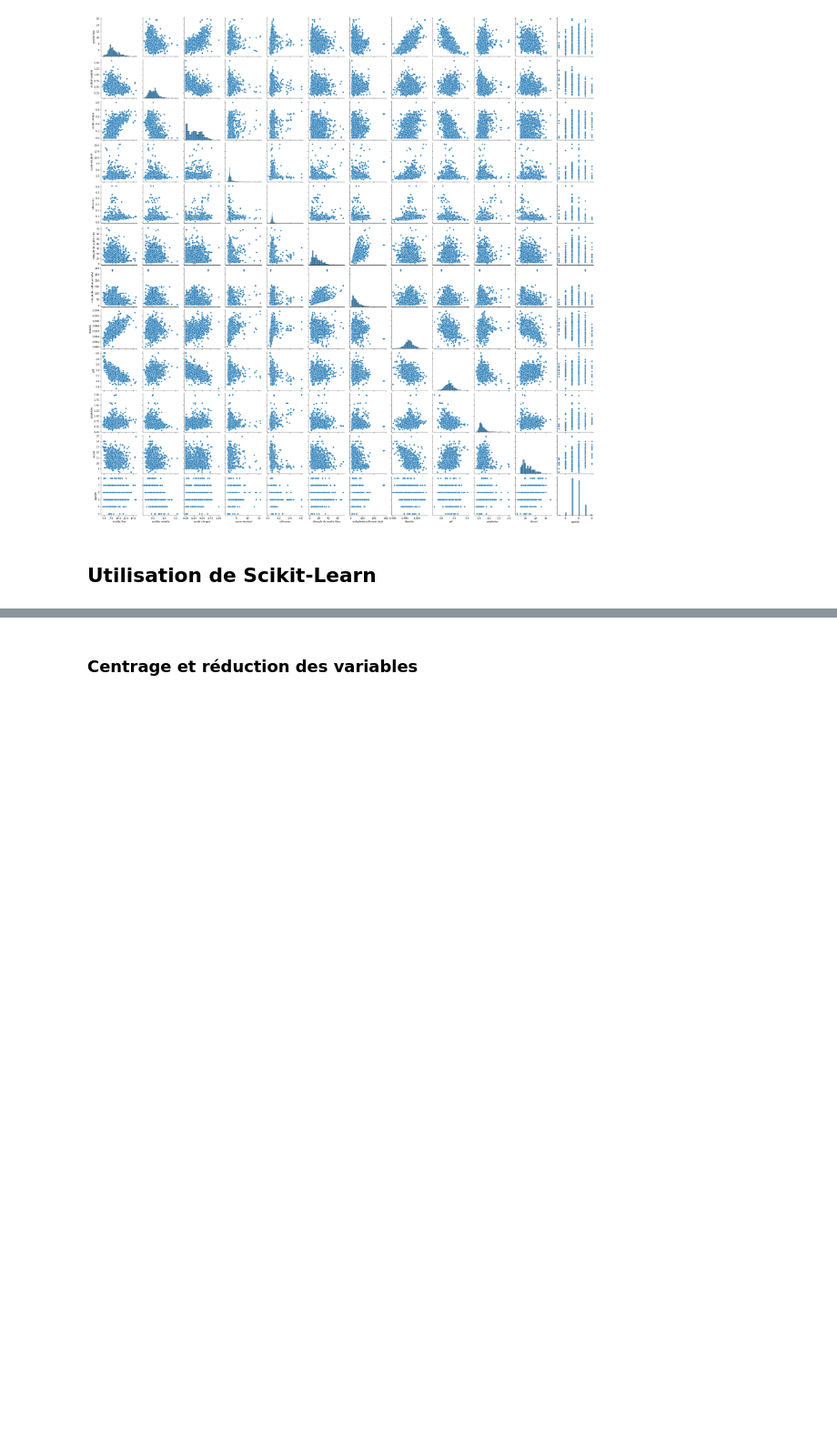
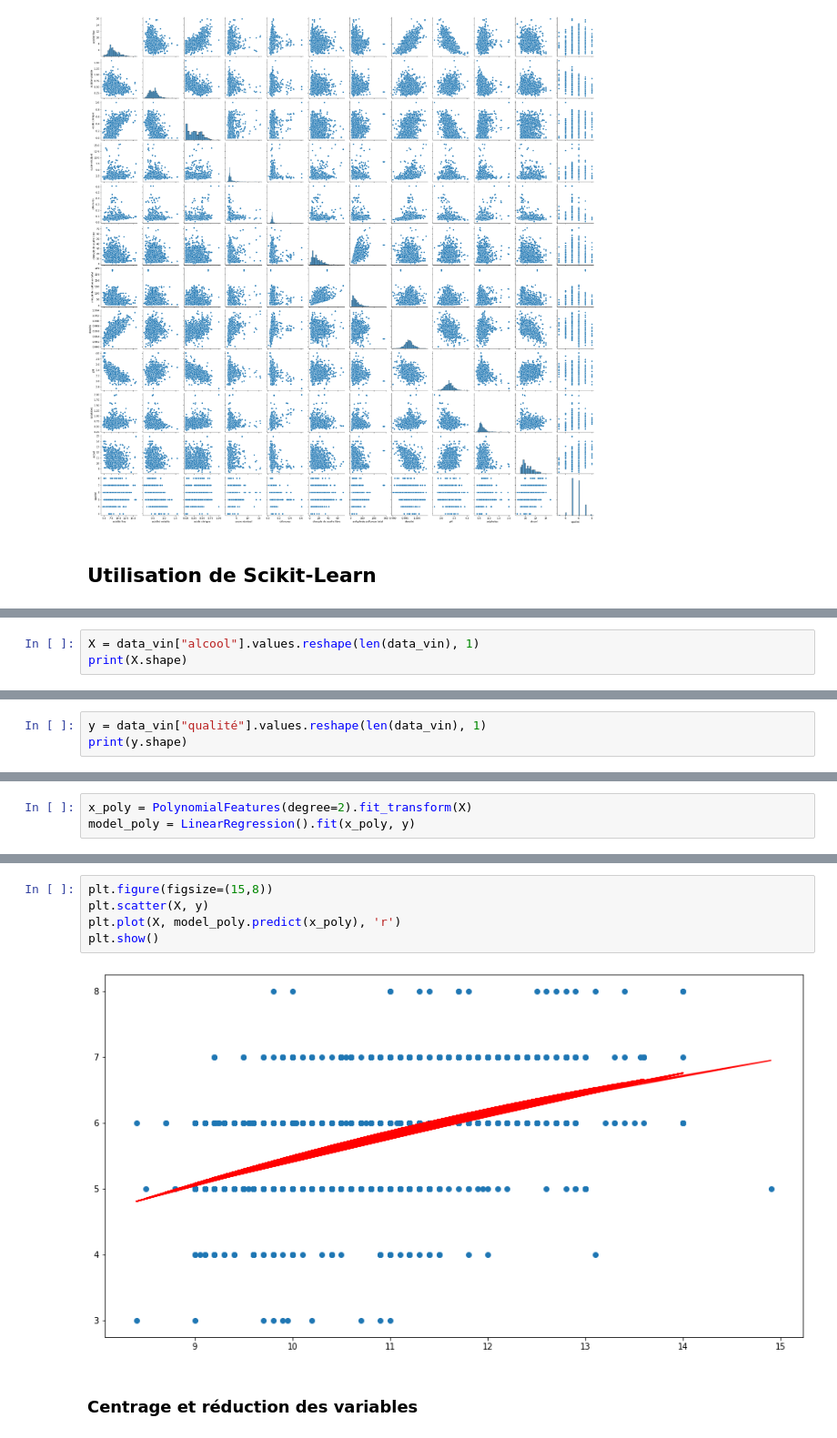
Before and after one commit to CassiaFa/Premier_modele_IA_Simplon, a Jupyter notebook: Premier_model_IA.ipynb, the cells around one changed output, grey strips where cells are left out. Shown at 91% size. Drawn from its saved outputs; the diff is of its cells as text; blank space fills up the shorter version.

```diff
--- a/Premier_model_IA.ipynb
+++ b/Premier_model_IA.ipynb
@@ -485,0 +626,3 @@ plt.show()
+# %%
+X = data_vin["alcool"].values.reshape(len(data_vin), 1)
+print(X.shape)
@@ -485,0 +631,3 @@ plt.show()
+# %%
+y = data_vin["qualité"].values.reshape(len(data_vin), 1)
+print(y.shape)
@@ -485,0 +636,3 @@ plt.show()
+# %%
+x_poly = PolynomialFeatures(degree=2).fit_transform(X)
+model_poly = LinearRegression().fit(x_poly, y)
@@ -486,3 +651,10 @@ plt.show()
+# %%
+plt.figure(figsize=(15,8))
+plt.scatter(X, y)
+plt.plot(X, model_poly.predict(x_poly), 'r')
+plt.show()
+# %% [output]
+[figure, added]
 # %% [markdown]
 ### Centrage et réduction des variables
 # %%
```
Also changed, not shown: parts of 42 cells of this notebook.
